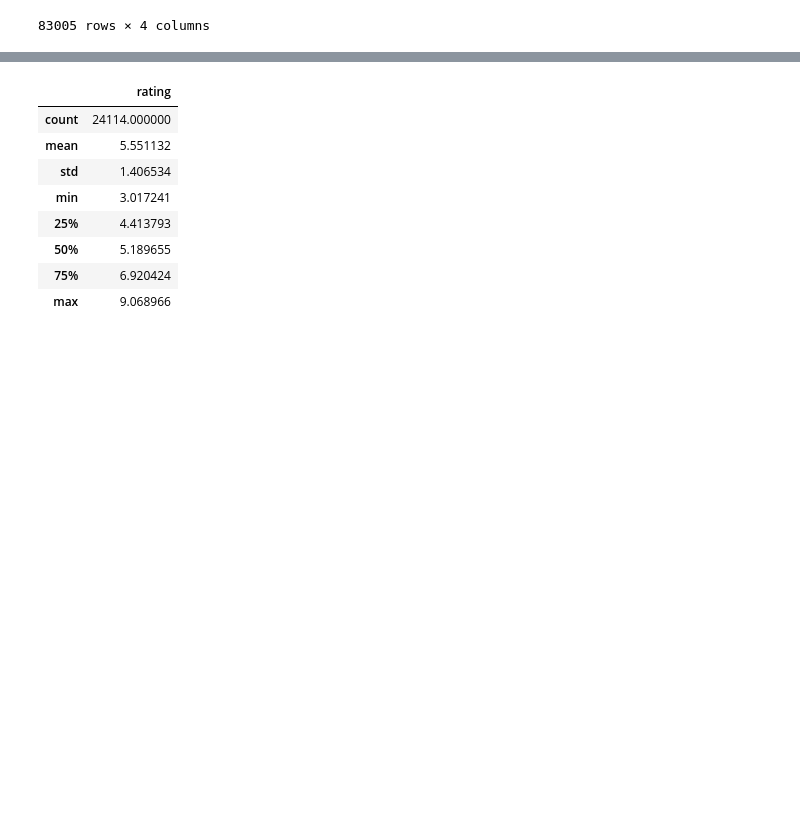
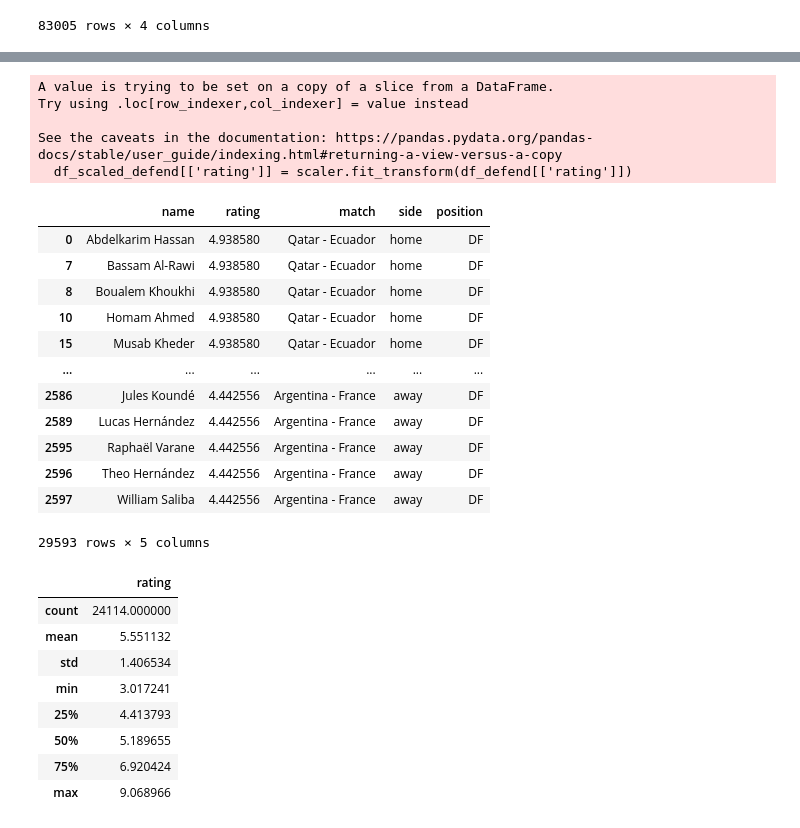
Before and after one commit to BroodjeBal69/VIS---Group-27, a Jupyter notebook: player_model.ipynb, the cells around one changed output, grey strips where cells are left out. Cells and saved outputs as stored; diff of their text form; code cells hidden in the pictures; blank space fills up the shorter version.

```diff
--- a/player_model.ipynb
+++ b/player_model.ipynb
@@ -235,0 +251,26 @@ df_scaled[['rating']] = scaler.fit_transform(df_rating[['rating']])
+# %%
+df_defend = df_rating[df_rating['position'] == 'DF']
+
+df_scaled_defend = df_defend
+scaler = MinMaxScaler(feature_range=(1,10))
+df_scaled_defend[['rating']] = scaler.fit_transform(df_defend[['rating']])
+df_scaled_defend
+# %% [output]
+A value is trying to be set on a copy of a slice from a DataFrame.
+Try using .loc[row_indexer,col_indexer] = value instead
+
+See the caveats in the documentation: https://pandas.pydata.org/pandas-docs/stable/user_guide/indexing.html#returning-a-view-versus-a-copy
+  df_scaled_defend[['rating']] = scaler.fit_transform(df_defend[['rating']])
+|  | name | rating | match | side | position |
+| 0 | Abdelkarim Hassan | 4.938580 | Qatar - Ecuador | home | DF |
+| 7 | Bassam Al-Rawi | 4.938580 | Qatar - Ecuador | home | DF |
+| 8 | Boualem Khoukhi | 4.938580 | Qatar - Ecuador | home | DF |
+| 10 | Homam Ahmed | 4.938580 | Qatar - Ecuador | home | DF |
+| 15 | Musab Kheder | 4.938580 | Qatar - Ecuador | home | DF |
+| ... | ... | ... | ... | ... | ... |
+| 2586 | Jules Koundé | 4.442556 | Argentina - France | away | DF |
+| 2589 | Lucas Hernández | 4.442556 | Argentina - France | away | DF |
+| 2595 | Raphaël Varane | 4.442556 | Argentina - France | away | DF |
+| 2596 | Theo Hernández | 4.442556 | Argentina - France | away | DF |
+| 2597 | William Saliba | 4.442556 | Argentina - France | away | DF |
+29593 rows × 5 columns
```
Also changed, not shown: parts of 3 cells of this notebook, 1 other file.
